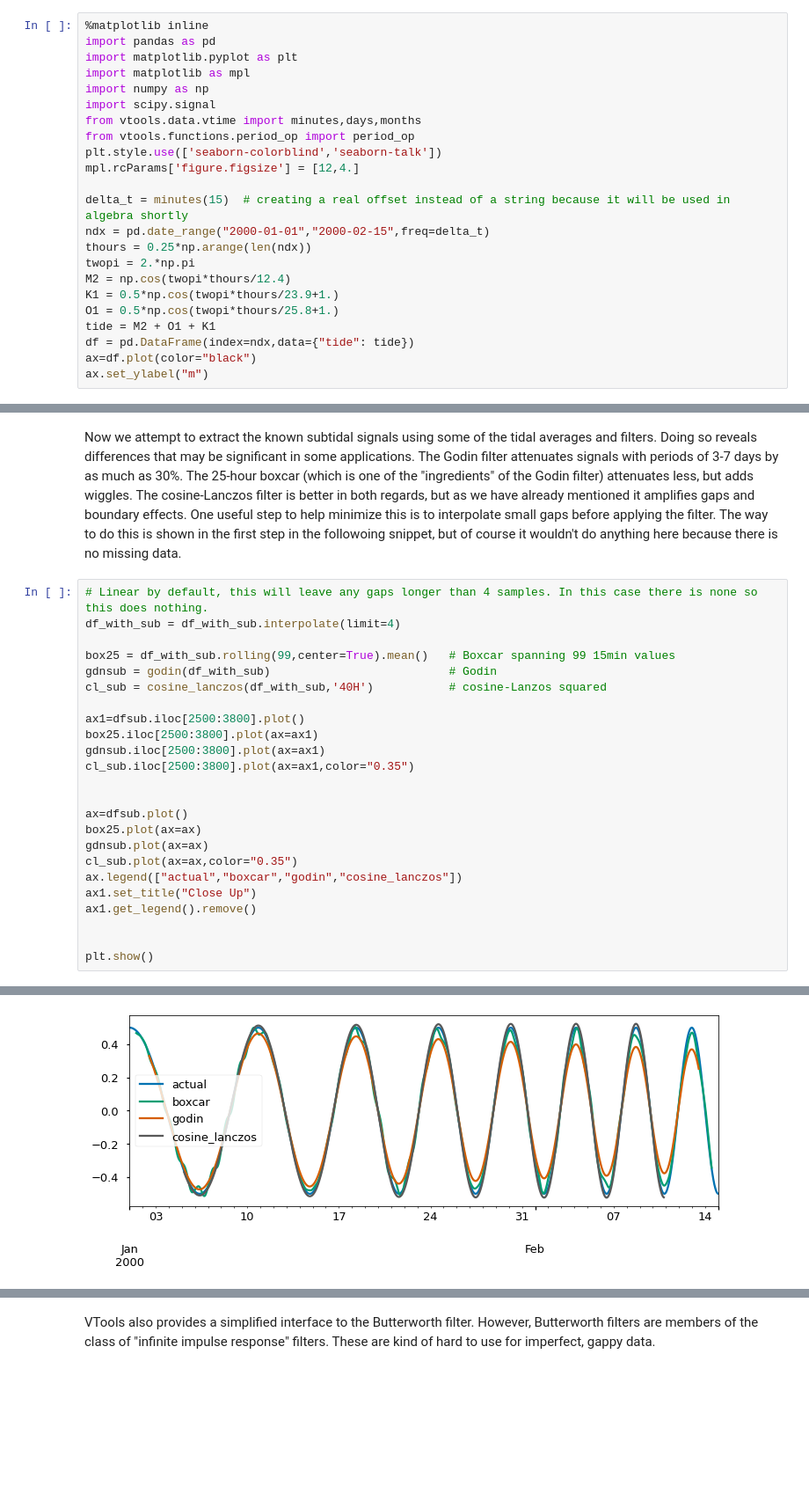
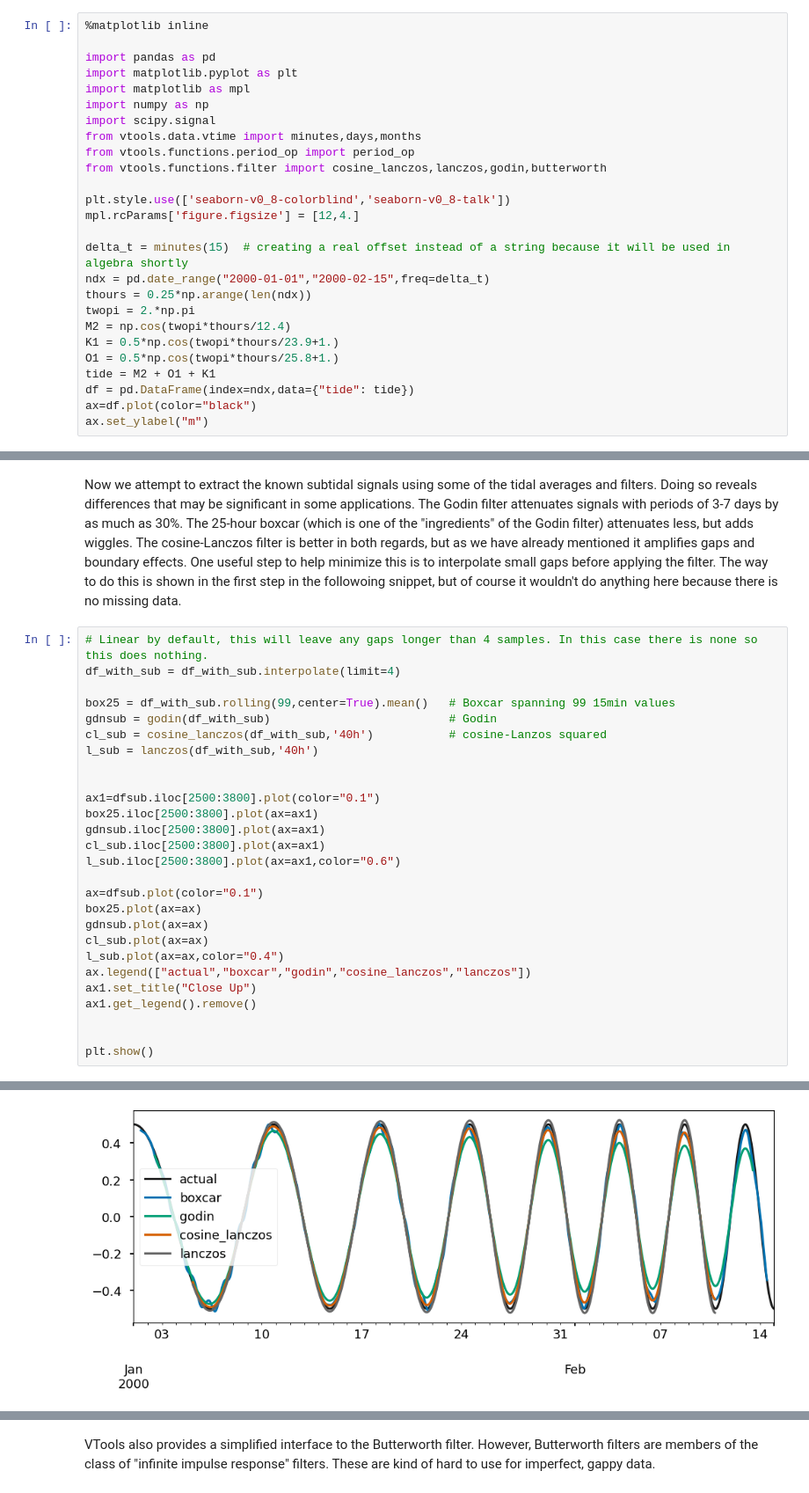
Before and after one commit to CADWRDeltaModeling/vtools3, a Jupyter notebook: docs/doctrees/nbsphinx/notebooks/filters.ipynb, the cells around one changed output, grey strips where cells are left out. Shown: that part at 88% size. Cells and saved outputs as stored; diff of their text form; blank space fills up the shorter version.

```diff
--- a/docs/doctrees/nbsphinx/notebooks/filters.ipynb
+++ b/docs/doctrees/nbsphinx/notebooks/filters.ipynb
@@ -6,6 +6,7 @@ VTools provides simple methods for period averaging, filtering and low passing d
 As an introduction to the topic let's start by making a single time series with three of the most common tidal constituents. This produces a series that is complex enough to be interesting and realistic, but it doesn't have any low frequencies in it, so a reasonable tidal filtration should look like a flat line at zero.
 # %%
 %matplotlib inline
+
 import pandas as pd
 import matplotlib.pyplot as plt
 import matplotlib as mpl
@@ -13,7 +14,9 @@ import numpy as np
 import scipy.signal
 from vtools.data.vtime import minutes,days,months
 from vtools.functions.period_op import period_op
-plt.style.use(['seaborn-colorblind','seaborn-talk'])
+from vtools.functions.filter import cosine_lanczos,lanczos,godin,butterworth
+
+plt.style.use(['seaborn-v0_8-colorblind','seaborn-v0_8-talk'])
 mpl.rcParams['figure.figsize'] = [12,4.]
 
 delta_t = minutes(15)  # creating a real offset instead of a string because it will be used in algebra shortly
@@ -113,19 +115,22 @@ df_with_sub = df_with_sub.interpolate(limit=4)
 
 box25 = df_with_sub.rolling(99,center=True).mean()   # Boxcar spanning 99 15min values
 gdnsub = godin(df_with_sub)                          # Godin
-cl_sub = cosine_lanczos(df_with_sub,'40H')           # cosine-Lanzos squared
+cl_sub = cosine_lanczos(df_with_sub,'40h')           # cosine-Lanzos squared
+l_sub = lanczos(df_with_sub,'40h')
 
-ax1=dfsub.iloc[2500:3800].plot()
+
+ax1=dfsub.iloc[2500:3800].plot(color="0.1")
 box25.iloc[2500:3800].plot(ax=ax1)
 gdnsub.iloc[2500:3800].plot(ax=ax1)
-cl_sub.iloc[2500:3800].plot(ax=ax1,color="0.35")
+cl_sub.iloc[2500:3800].plot(ax=ax1)
+l_sub.iloc[2500:3800].plot(ax=ax1,color="0.6")
 
-
-ax=dfsub.plot()
+ax=dfsub.plot(color="0.1")
 box25.plot(ax=ax)
 gdnsub.plot(ax=ax)
-cl_sub.plot(ax=ax,color="0.35")
-ax.legend(["actual","boxcar","godin","cosine_lanczos"])
+cl_sub.plot(ax=ax)
+l_sub.plot(ax=ax,color="0.4")
+ax.legend(["actual","boxcar","godin","cosine_lanczos","lanczos"])
 ax1.set_title("Close Up")
 ax1.get_legend().remove()
 
@@ -136 +141 @@ plt.show()
-[figure, old version]
+[figure, new version]
```
Also changed, not shown: parts of 13 cells of this notebook, 10 other files.
